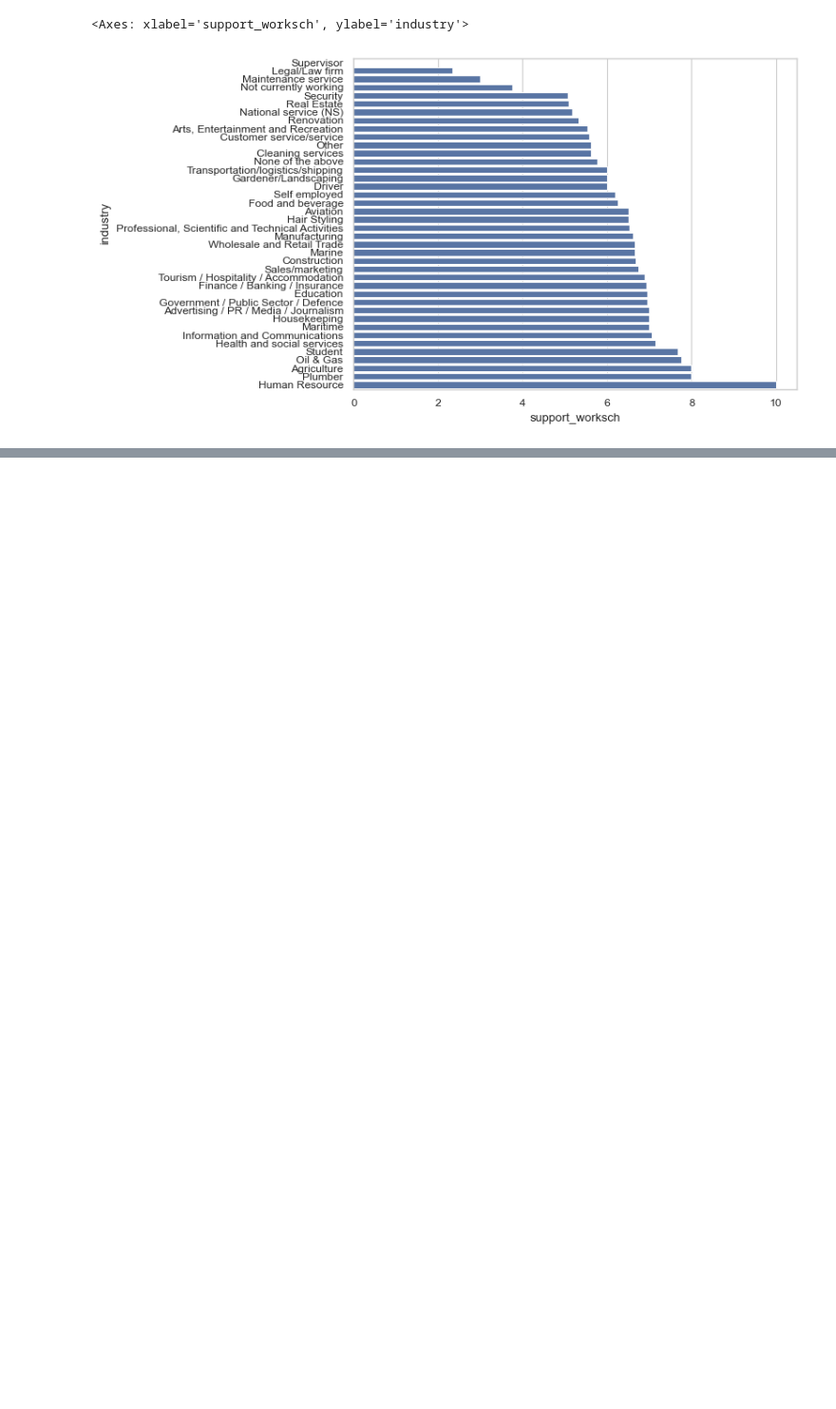
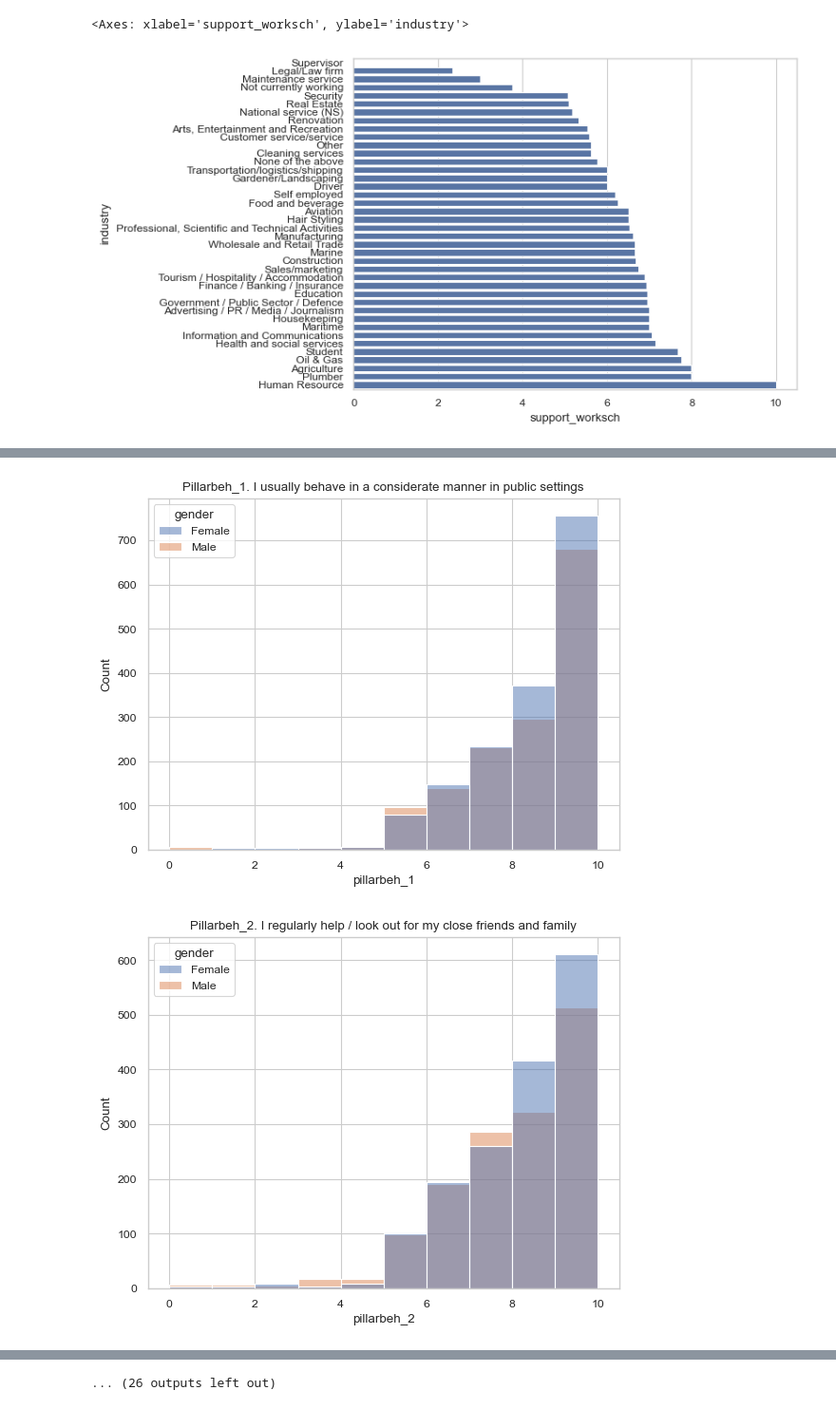
Before and after one commit to lesterlxy/JDE_interim, a Jupyter notebook: socialvalues.ipynb, the cells around one changed output, grey strips where cells are left out. Shown at 95% size. Saved outputs shown, nothing was run; the diff lists cells and outputs as text; code cells hidden in the pictures; blank space fills up the shorter version.

```diff
--- a/socialvalues.ipynb
+++ b/socialvalues.ipynb
@@ -196,0 +179,9 @@ sns.heatmap(df_plot, cmap="viridis", robust=True)
+# %%
+for c in pillar_columns:
+    title = df_desc[df_desc["var_name"]==c]["var_label"].iloc[0]
+    ax = sns.histplot(df, x=c, hue="gender", bins=10)
+    ax.set_title(title)
+    plt.show()
+# %% [output]
+[figure, added]
+[figure, added]
@@ -196,0 +198 @@ sns.heatmap(df_plot, cmap="viridis", robust=True)
+... (26 outputs left out)
```
Also changed, not shown: parts of 11 cells of this notebook.
